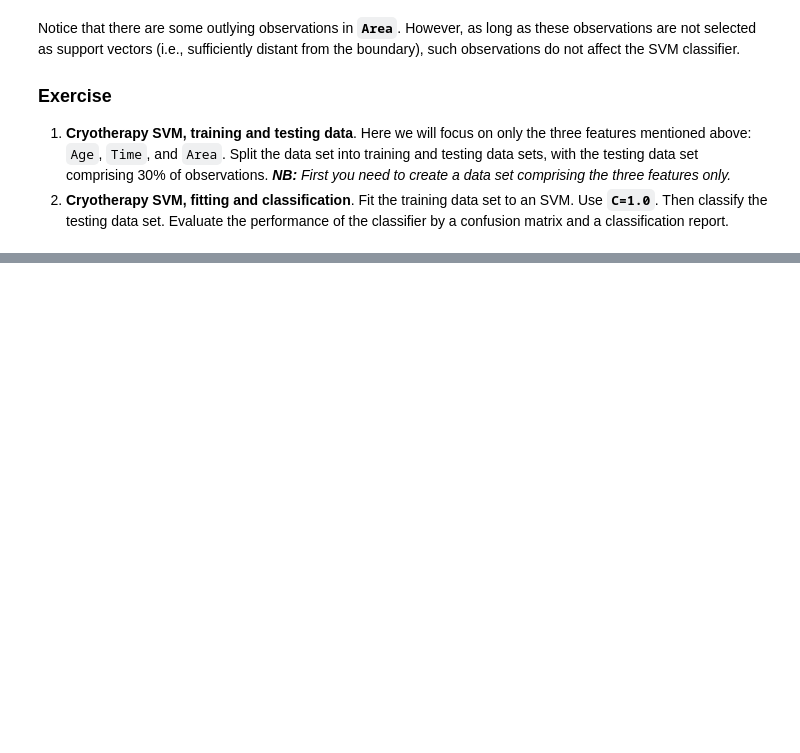
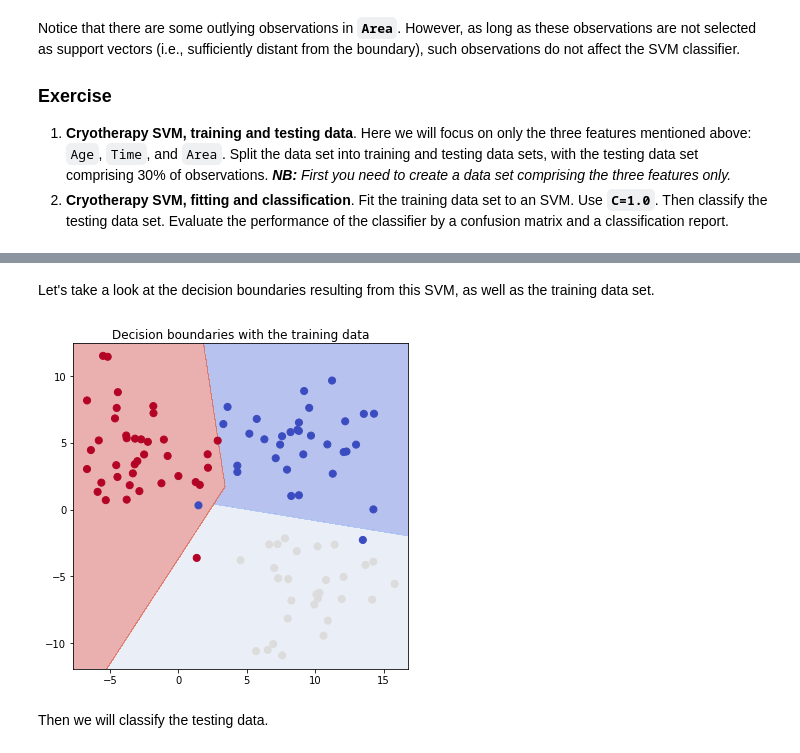
Before and after one commit to sathayas/JupyterAnalyticsSpring2018, a Jupyter notebook: SVM.ipynb, the cells around one changed output, grey strips where cells are left out. Cells and saved outputs as stored; diff of their text form; code cells hidden in the pictures; blank space fills up the shorter version.

```diff
--- a/SVM.ipynb
+++ b/SVM.ipynb
@@ -349,0 +423,5 @@ X_train, X_test, y_train, y_test = train_test_split(X, y,
+# %%
+# spliting the data into training and testing data sets
+X_train, X_test, y_train, y_test = train_test_split(X, y,
+                                                    test_size=50,
+                                                    random_state=0)
@@ -349,0 +439,16 @@ X_train, X_test, y_train, y_test = train_test_split(X, y,
+# %% [markdown]
+Let's take a look at the decision boundaries resulting from this SVM, as well as the training data set.
+# %%
+# plotting the decision boundaries from the SVM
+plt.figure(figsize=[6,6])
+ax = plt.subplot(111)
+plot_contours(ax, sv, X_train[:, 0], X_train[:, 1],
+                  cmap=plt.cm.coolwarm, alpha=0.4)
+plt.scatter(X_train[:, 0], X_train[:, 1], c=y_train,
+            s=50, cmap=plt.cm.coolwarm)
+plt.title('Decision boundaries with the training data')
+plt.show()
+# %% [output]
+[figure, added]
+# %% [markdown]
+Then we will classify the testing data.
```
Also changed, not shown: parts of 21 cells of this notebook.
